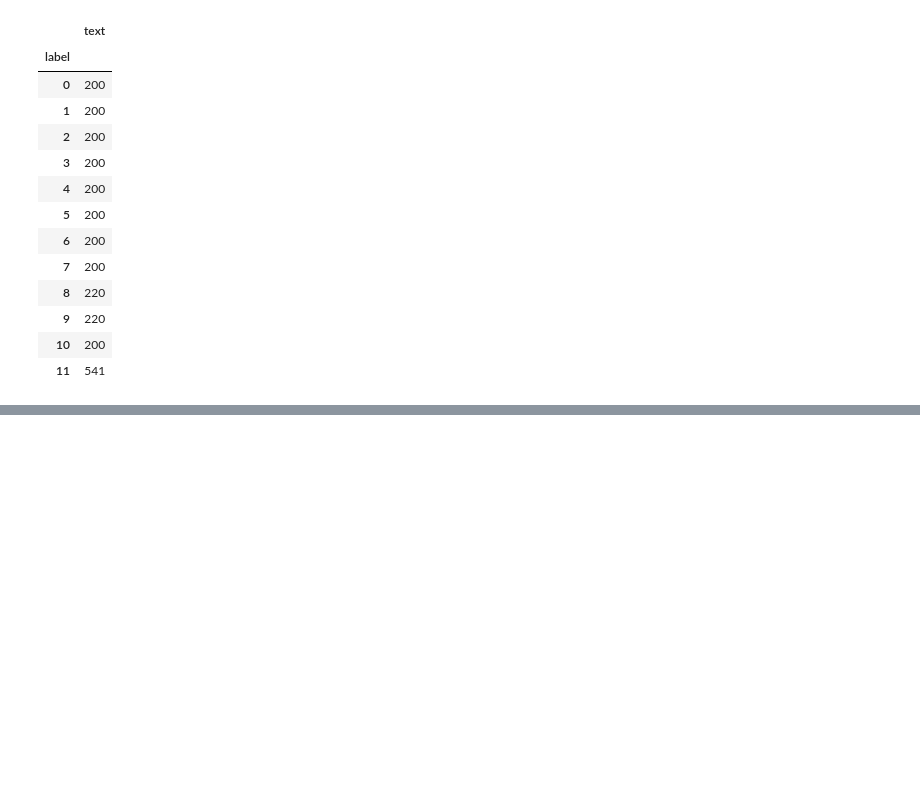
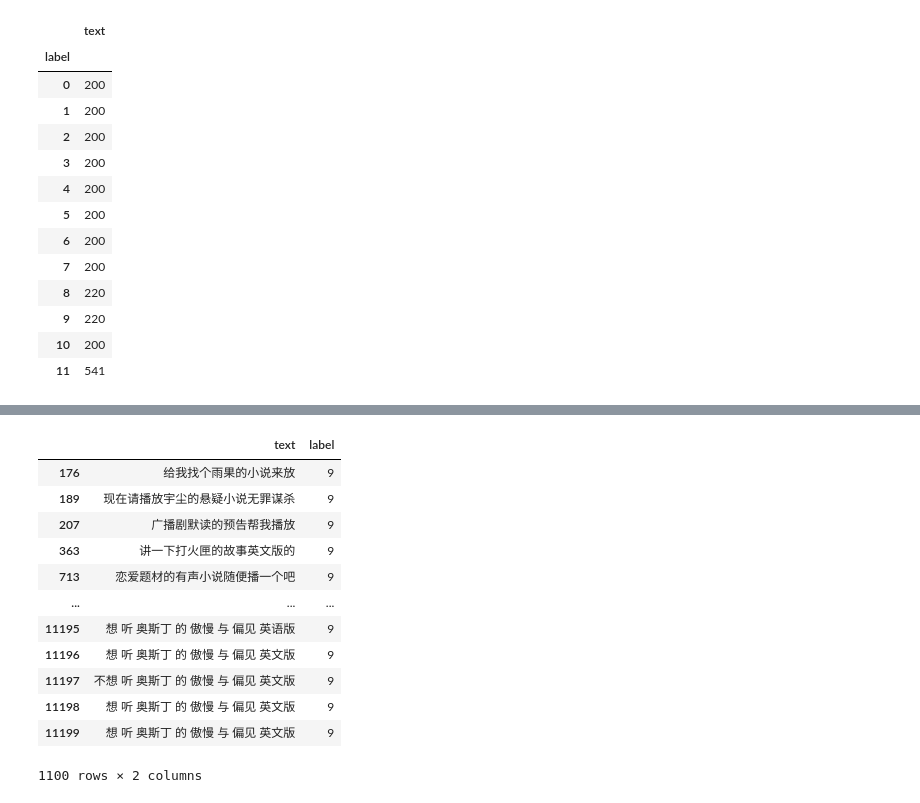
Before and after one commit to EeyoreLee/EarleeNLP, a Jupyter notebook: notebook/data_format.py.ipynb, the cells around one changed output, grey strips where cells are left out. Cells and saved outputs as stored; diff of their text form; code cells hidden in the pictures; blank space fills up the shorter version.

```diff
--- a/notebook/data_format.py.ipynb
+++ b/notebook/data_format.py.ipynb
@@ -581,0 +610,17 @@ len(x)
+# %%
+df_9 = df_8_9.loc[df_8_9['label']==9]
+df_9
+# %% [output]
+|  | text | label |
+| 176 | 给我找个雨果的小说来放 | 9 |
+| 189 | 现在请播放宇尘的悬疑小说无罪谋杀 | 9 |
+| 207 | 广播剧默读的预告帮我播放 | 9 |
+| 363 | 讲一下打火匣的故事英文版的 | 9 |
+| 713 | 恋爱题材的有声小说随便播一个吧 | 9 |
+| ... | ... | ... |
+| 11195 | 想 听 奥斯丁 的 傲慢 与 偏见 英语版 | 9 |
+| 11196 | 想 听 奥斯丁 的 傲慢 与 偏见 英文版 | 9 |
+| 11197 | 不想 听 奥斯丁 的 傲慢 与 偏见 英文版 | 9 |
+| 11198 | 想 听 奥斯丁 的 傲慢 与 偏见 英文版 | 9 |
+| 11199 | 想 听 奥斯丁 的 傲慢 与 偏见 英文版 | 9 |
+1100 rows × 2 columns
```
Also changed, not shown: parts of 6 cells of this notebook, 7 other files.
